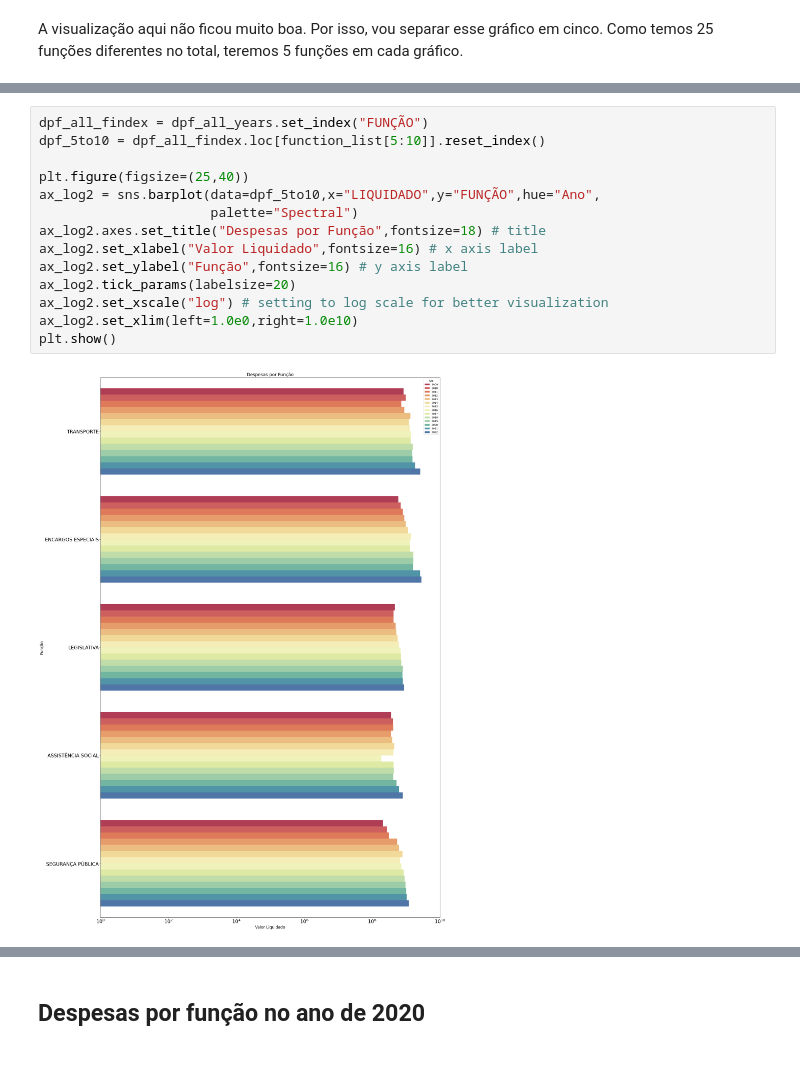
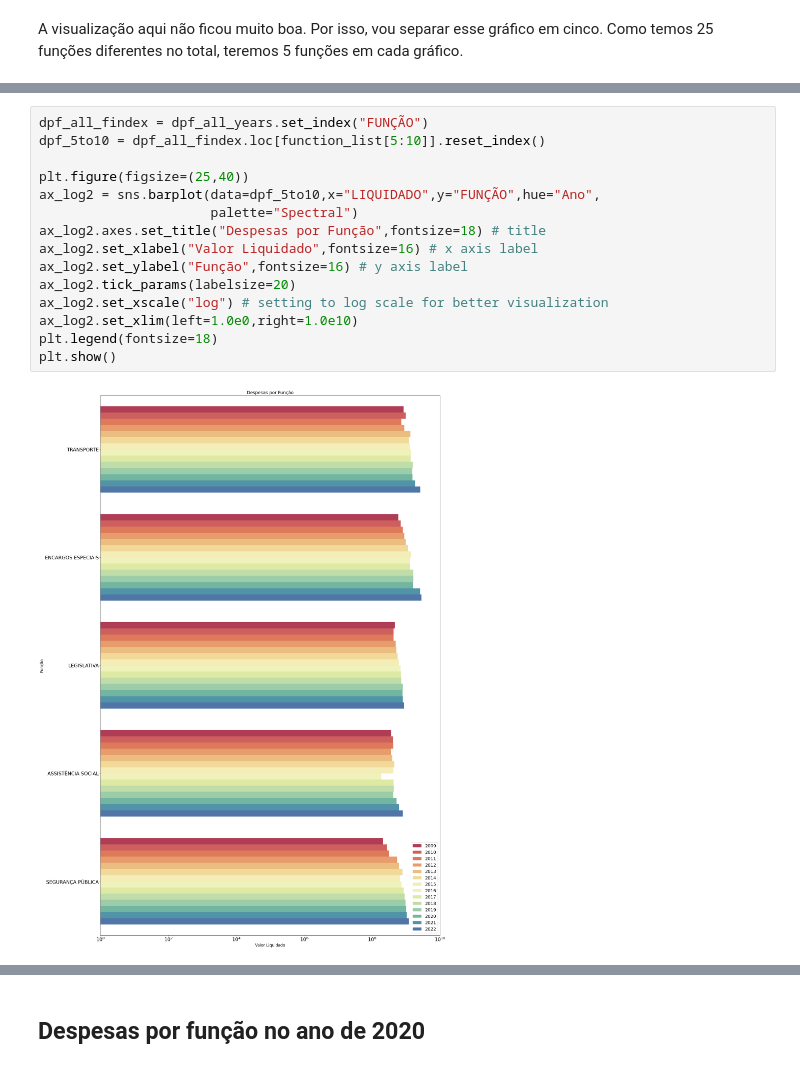
Before and after one commit to n3vrmr/despesas_df, a Jupyter notebook: cadernos_jupyter/apresentar.ipynb, the cells around one changed output, grey strips where cells are left out. Saved outputs shown, nothing was run; the diff lists cells and outputs as text.

```diff
--- a/cadernos_jupyter/apresentar.ipynb
+++ b/cadernos_jupyter/apresentar.ipynb
@@ -85,19 +82,20 @@ plt.show()
 # %%
 dpf_all_findex = dpf_all_years.set_index("FUNÇÃO")
 dpf_5to10 = dpf_all_findex.loc[function_list[5:10]].reset_index()
 
 plt.figure(figsize=(25,40))
 ax_log2 = sns.barplot(data=dpf_5to10,x="LIQUIDADO",y="FUNÇÃO",hue="Ano",
                       palette="Spectral")
 ax_log2.axes.set_title("Despesas por Função",fontsize=18) # title
 ax_log2.set_xlabel("Valor Liquidado",fontsize=16) # x axis label
 ax_log2.set_ylabel("Função",fontsize=16) # y axis label
 ax_log2.tick_params(labelsize=20)
 ax_log2.set_xscale("log") # setting to log scale for better visualization
 ax_log2.set_xlim(left=1.0e0,right=1.0e10)
+plt.legend(fontsize=18)
 plt.show()
 # %% [output]
-[figure, old version]
+[figure, new version]
 # %%
 dpf_all_findex = dpf_all_years.set_index("FUNÇÃO")
 dpf_10to15 = dpf_all_findex.loc[function_list[10:15]].reset_index()
```
Also changed, not shown: parts of 9 cells of this notebook.
